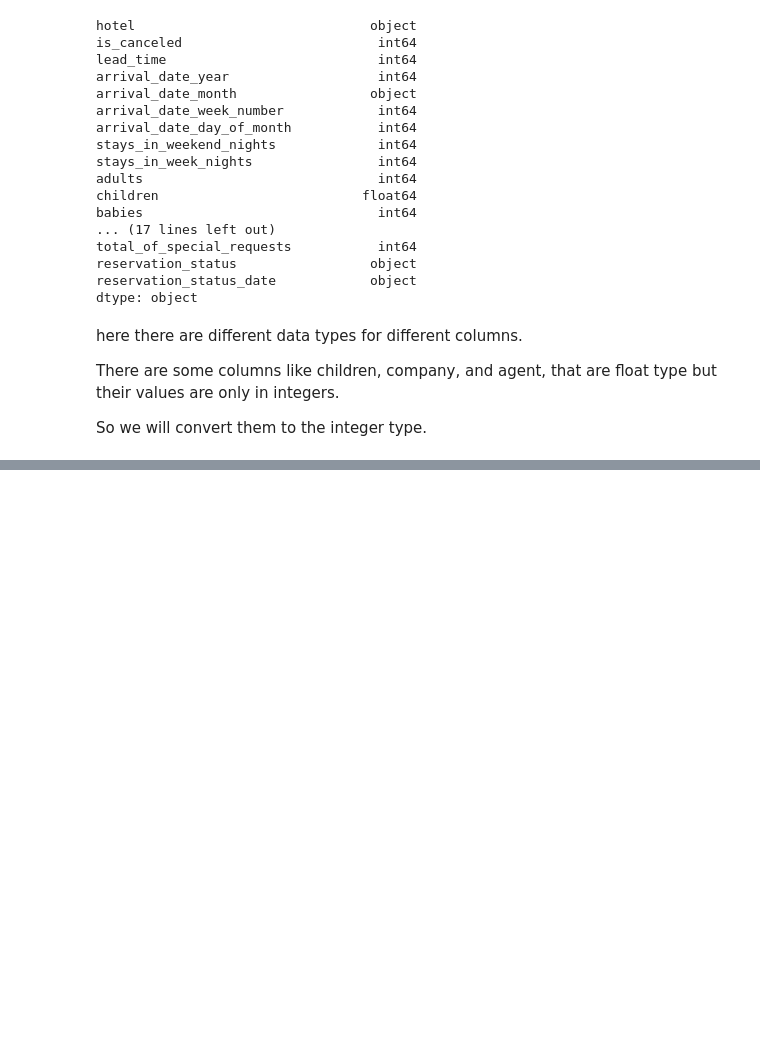
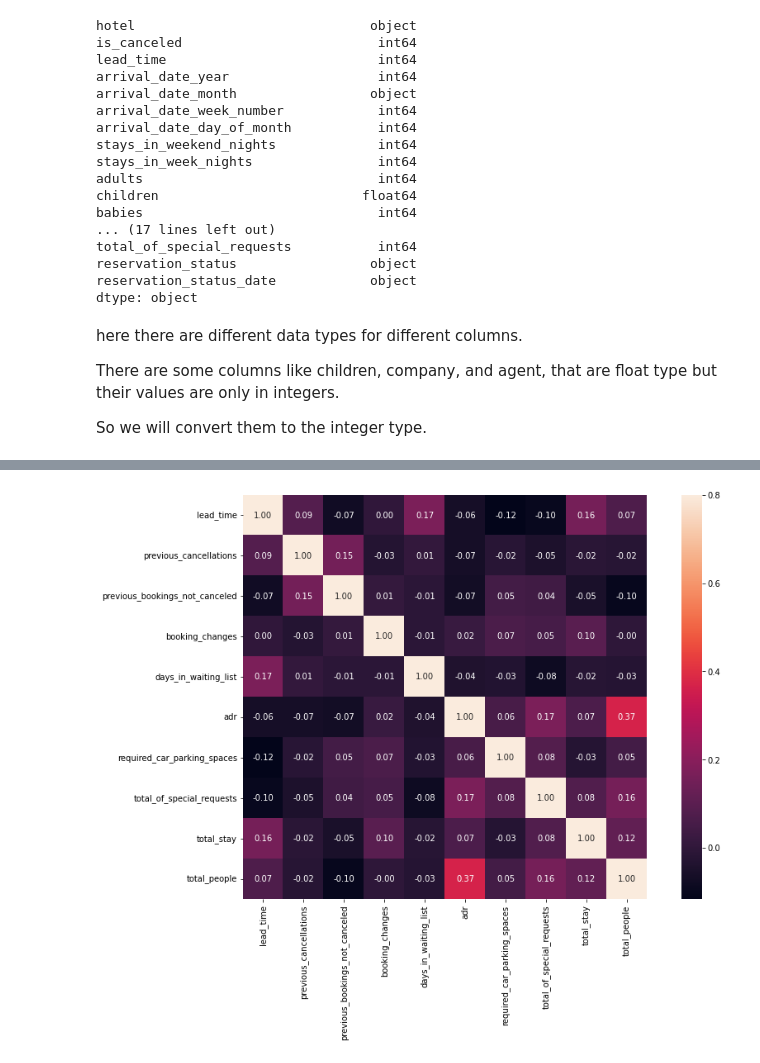
Before and after one commit to varunck2601/Hotel-Booking-Analysis, a Jupyter notebook: hotel_booking_analysis_Varun_CK.ipynb, the cells around one changed output, grey strips where cells are left out. Drawn from its saved outputs; the diff is of its cells as text; code cells hidden in the pictures; blank space fills up the shorter version.

```diff
--- a/hotel_booking_analysis_Varun_CK.ipynb
+++ b/hotel_booking_analysis_Varun_CK.ipynb
@@ -135,0 +133,6 @@ def plot(x, y, x_label=None,y_label=None, title=None, figsize=(7,5), type='bar')
+# %%
+#Adding total staying days in hotels
+data['total_stay'] = data['stays_in_weekend_nights']+data['stays_in_week_nights']
+# %%
+#adding total people number as column.
+data['total_people'] = data['adults']+data['children']+data['babies']
@@ -135,0 +145,9 @@ def plot(x, y, x_label=None,y_label=None, title=None, figsize=(7,5), type='bar')
+# %%
+num_data = data[['lead_time','previous_cancellations','previous_bookings_not_canceled','booking_changes','days_in_waiting_list','adr','required_car_parking_spaces','total_of_special_requests','total_stay','total_people']]
+# %%
+#correlation matrix
+cm= num_data.corr()
+f, ax = plt.subplots(figsize=(15,9))
+sns.heatmap(cm,annot = True,fmt='.2f', annot_kws={'size': 10},  vmax=.8, square=True);
+# %% [output]
+[figure, added]
```
Also changed, not shown: parts of 9 cells of this notebook.
